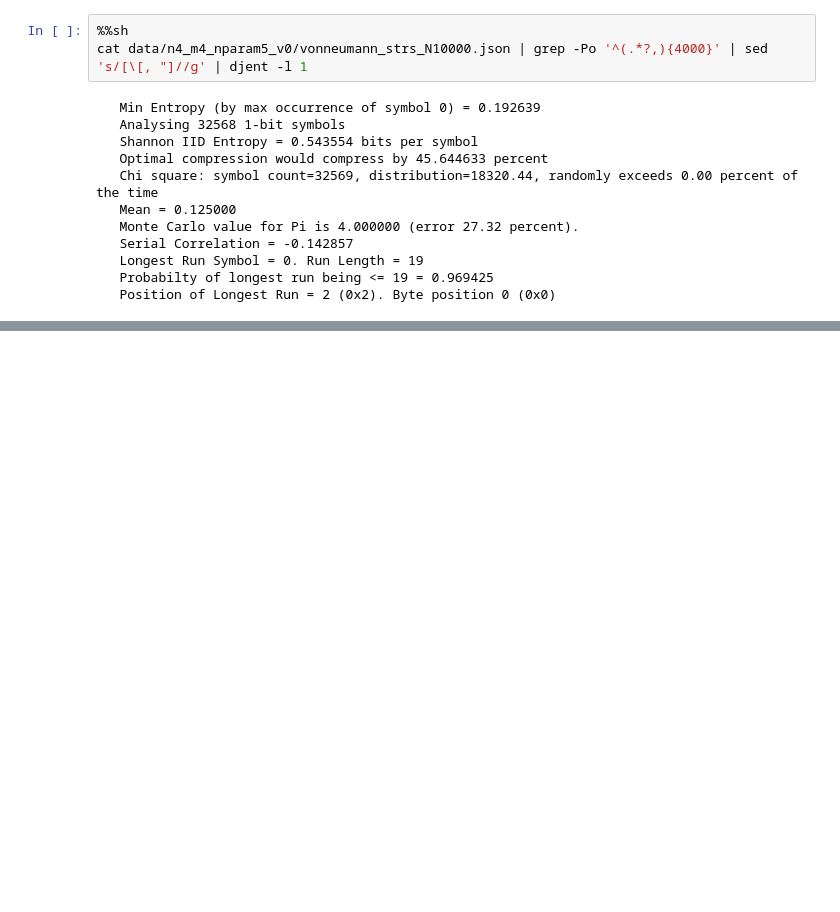
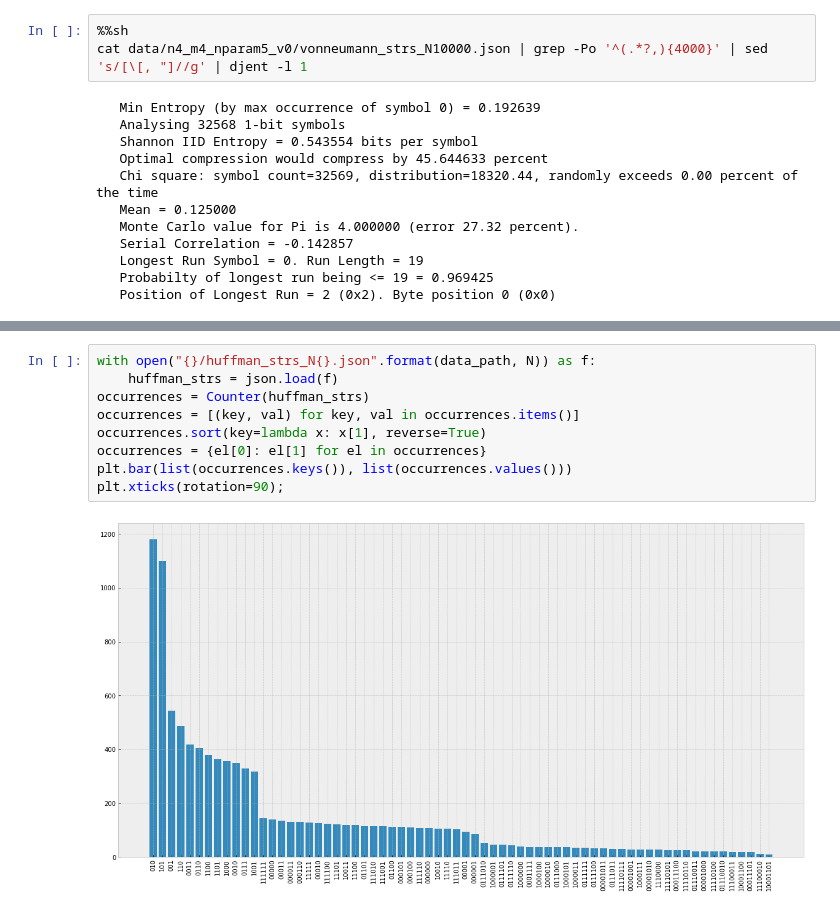
Before and after one commit to ymardoukhi/Random-number-generation-using-boson-sampling---ORCA-Computing, a Jupyter notebook: analysis.ipynb, the cells around one changed output, grey strips where cells are left out. Drawn from its saved outputs; the diff is of its cells as text; blank space fills up the shorter version.

```diff
--- a/analysis.ipynb
+++ b/analysis.ipynb
@@ -106,0 +126,11 @@ cat data/n4_m4_nparam5_v0/vonneumann_strs_N10000.json | grep -Po '^(.*?,){4000}'
+# %%
+with open("{}/huffman_strs_N{}.json".format(data_path, N)) as f:
+    huffman_strs = json.load(f)
+occurrences = Counter(huffman_strs)
+occurrences = [(key, val) for key, val in occurrences.items()]
+occurrences.sort(key=lambda x: x[1], reverse=True)
+occurrences = {el[0]: el[1] for el in occurrences}
+plt.bar(list(occurrences.keys()), list(occurrences.values()))
+plt.xticks(rotation=90);
+# %% [output]
+[figure, added]
```
Also changed, not shown: parts of 15 cells of this notebook.
